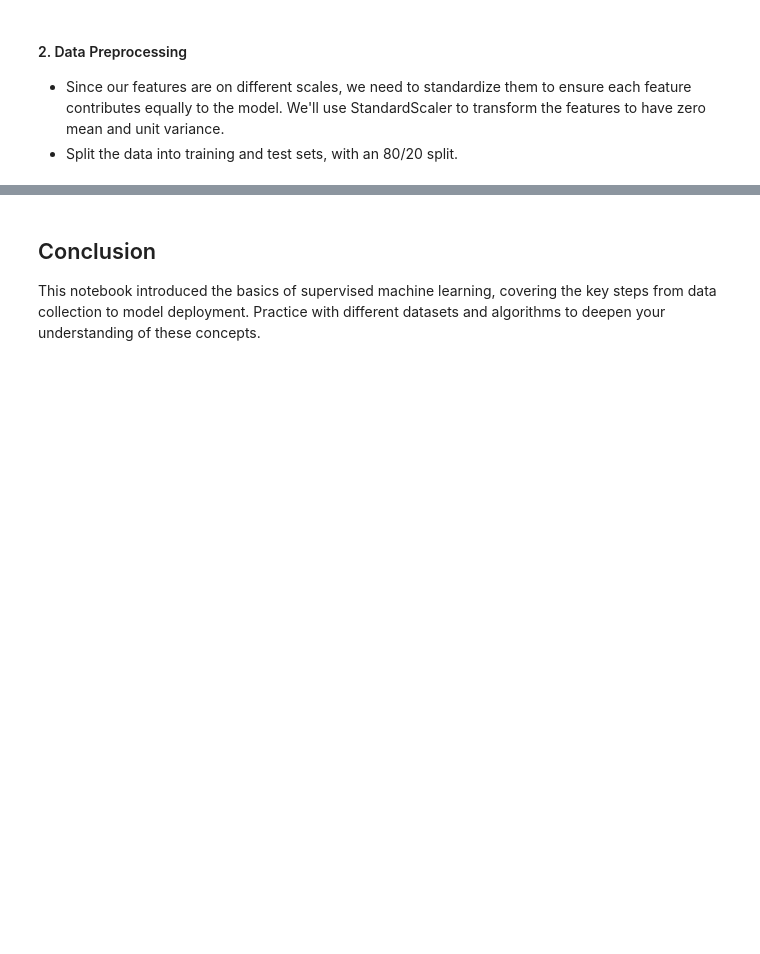
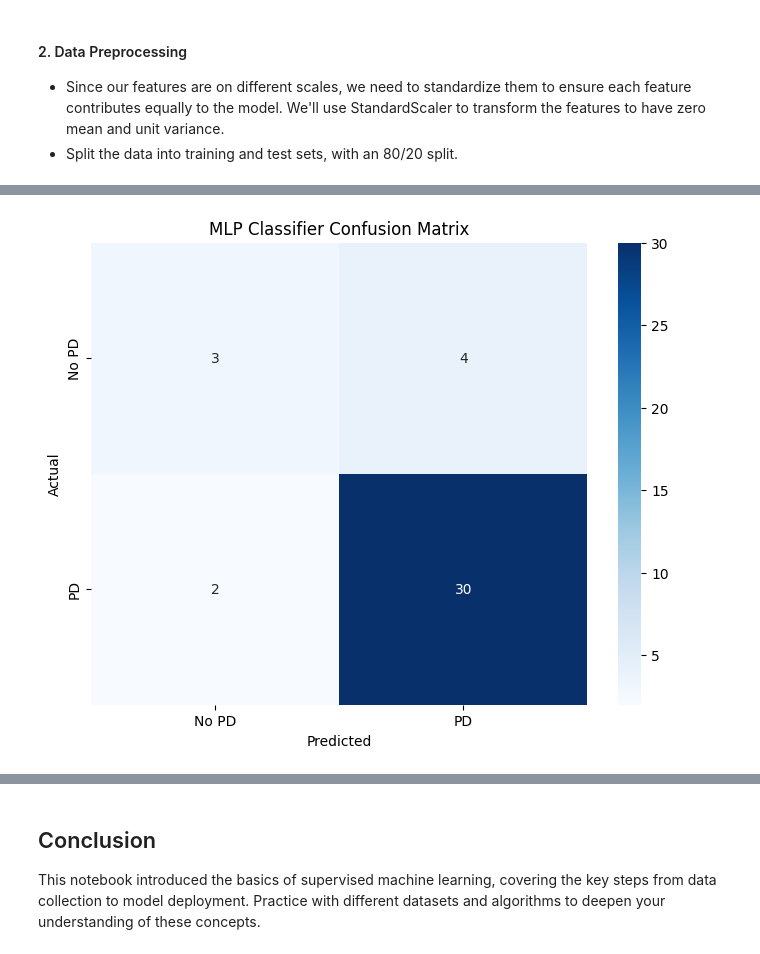
Before and after one commit to araanam04/bme3053c, a Jupyter notebook: lessons/09_Supervised_Machine_Learning.ipynb, the cells around one changed output, grey strips where cells are left out. Saved outputs shown, nothing was run; the diff lists cells and outputs as text; code cells hidden in the pictures; blank space fills up the shorter version.

```diff
--- a/lessons/09_Supervised_Machine_Learning.ipynb
+++ b/lessons/09_Supervised_Machine_Learning.ipynb
@@ -705,2 +732,82 @@ X_train, X_test, y_train, y_test = train_test_split(X_scaled, y, test_size=0.2,
 # %%
 # Train and evaluate a Multi-Layer Perceptron (Neural Network)
+# %%
+# Train and evaluate the Multi-Layer Perceptron classifier
+from sklearn.neural_network import MLPClassifier
+
+# Initialize the MLP with a simple architecture
+# - hidden_layer_sizes=(100, 50) means 2 hidden layers with 100 and 50 neurons respectively
+# - max_iter increased to ensure convergence
+# - early_stopping helps prevent overfitting
+mlp_model = MLPClassifier(
+    hidden_layer_sizes=(100, 50),
+    max_iter=1000,
+    random_state=42,
+    early_stopping=True,
+    validation_fraction=0.1
+)
+
+# Train the model
+mlp_model.fit(X_train, y_train)
+
+# Make predictions
+mlp_pred = mlp_model.predict(X_test)
+
+# Print evaluation metrics
+print("Multi-Layer Perceptron Results:")
+print("-" * 30)
+print(f"Accuracy: {accuracy_score(y_test, mlp_pred):.3f}")
+print("\nClassification Report:")
+print(classification_report(y_test, mlp_pred))
+
+# Create confusion matrix visualization
+conf_matrix = confusion_matrix(y_test, mlp_pred)
+
+# Plot confusion matrix using seaborn
+plt.figure(figsize=(8, 6))
+sns.heatmap(conf_matrix, annot=True, fmt='d', cmap='Blues',
+            xticklabels=['No PD', 'PD'],
+            yticklabels=['No PD', 'PD'])
+plt.title('MLP Classifier Confusion Matrix')
+plt.xlabel('Predicted')
+plt.ylabel('Actual')
+plt.show()
+
+# Compare with Logistic Regression results
+metrics = ['Accuracy', 'Precision', 'Recall', 'F1-Score']
+lr_scores = [
+    accuracy_score(y_test, lr_pred),
+    precision_score(y_test, lr_pred, average='weighted'),
+    recall_score(y_test, lr_pred, average='weighted'),
+    f1_score(y_test, lr_pred, average='weighted')
+]
+mlp_scores = [
+    accuracy_score(y_test, mlp_pred),
+    precision_score(y_test, mlp_pred, average='weighted'),
+    recall_score(y_test, mlp_pred, average='weighted'),
+    f1_score(y_test, mlp_pred, average='weighted')
+]
+
+# Create comparison plot
+plt.figure(figsize=(10, 6))
+x = np.arange(len(metrics))
+width = 0.35
+
+plt.bar(x - width/2, lr_scores, width, label='Logistic Regression')
+plt.bar(x + width/2, mlp_scores, width, label='MLP Classifier')
+
+plt.ylabel('Score')
+plt.title('Model Comparison')
+plt.xticks(x, metrics)
+plt.legend()
+plt.ylim(0, 1)  # Set y-axis limits from 0 to 1
+
+# Add value labels on top of each bar
+for i, v in enumerate(lr_scores):
+    plt.text(i - width/2, v + 0.01, f'{v:.3f}', ha='center')
+for i, v in enumerate(mlp_scores):
+    plt.text(i + width/2, v + 0.01, f'{v:.3f}', ha='center')
+
+plt.tight_layout()
+plt.show()
+# %% [output]
@@ -706,0 +827 @@ X_train, X_test, y_train, y_test = train_test_split(X_scaled, y, test_size=0.2,
+[figure, added]
```
Also changed, not shown: parts of 6 cells of this notebook.
